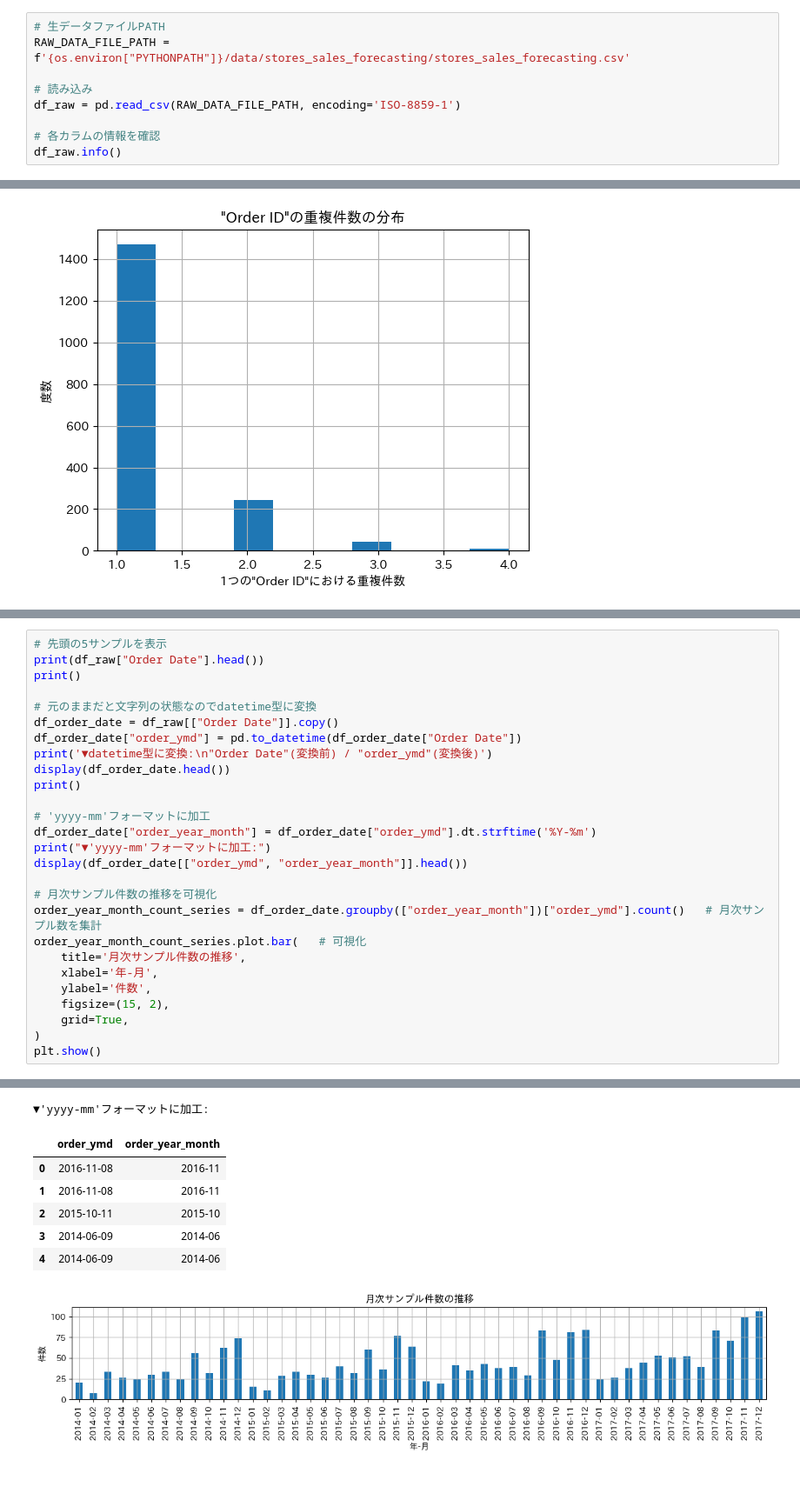
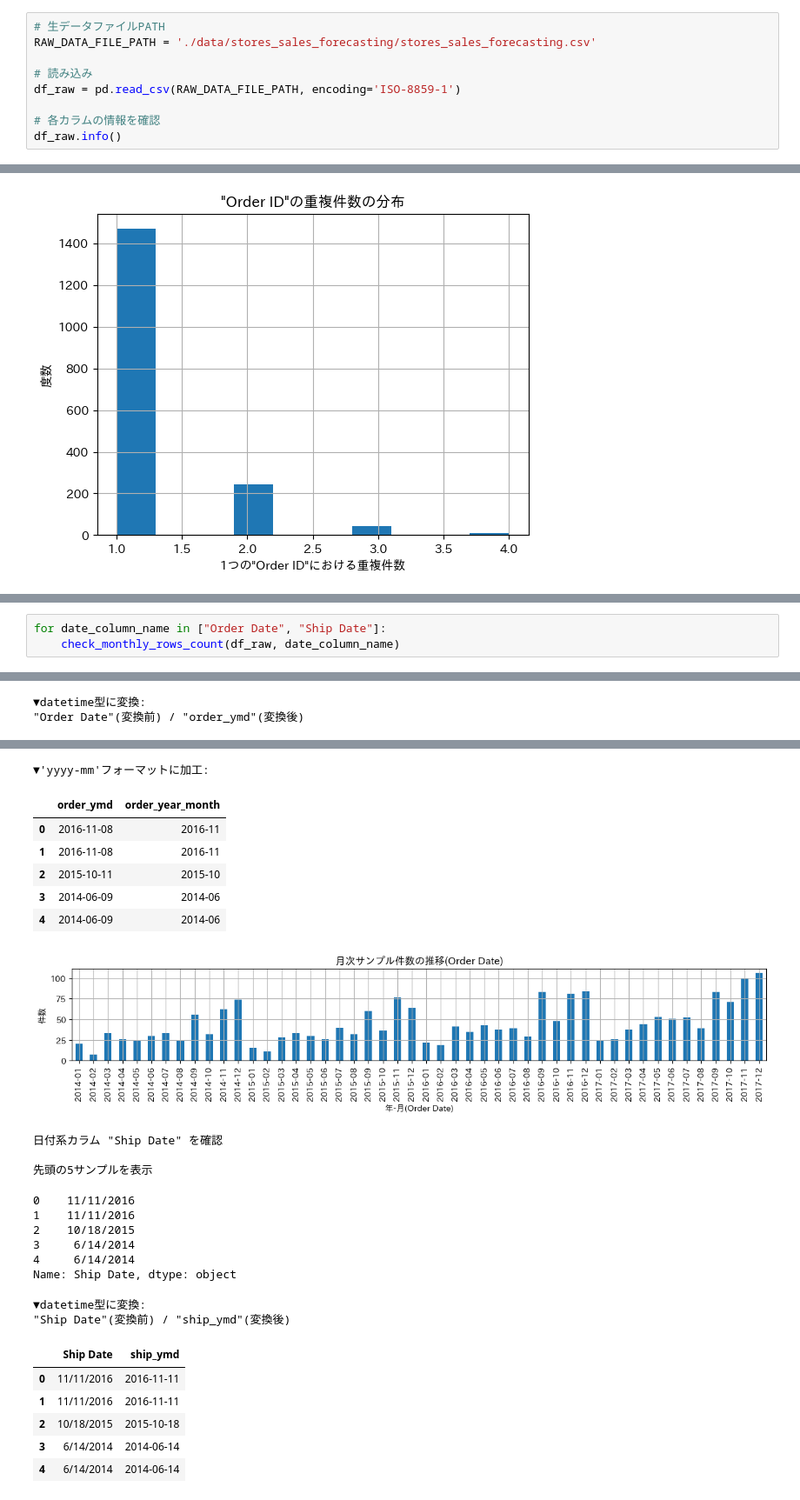
Before and after one commit to fujita-k-7y/portfolios, a Jupyter notebook: sales_dashboard/notebook/データ確認.ipynb, the cells around one changed output, grey strips where cells are left out. Shown at 87% size. Saved outputs shown, nothing was run; the diff lists cells and outputs as text.

```diff
--- a/sales_dashboard/notebook/データ確認.ipynb
+++ b/sales_dashboard/notebook/データ確認.ipynb
@@ -28,7 +27,7 @@ D:\git_workspaces\portfolios\work1\sales_dashboard
 - 英語圏で作成されたファイルによく採用されている `ISO-8859-1` に設定
 # %%
 # 生データファイルPATH
-RAW_DATA_FILE_PATH = f'{os.environ["PYTHONPATH"]}/data/stores_sales_forecasting/stores_sales_forecasting.csv'
+RAW_DATA_FILE_PATH = './data/stores_sales_forecasting/stores_sales_forecasting.csv'
 
 # 読み込み
 df_raw = pd.read_csv(RAW_DATA_FILE_PATH, encoding='ISO-8859-1')
@@ -145,28 +226,4 @@ Name: Order ID, dtype: object
 # %%
-# 先頭の5サンプルを表示
-print(df_raw["Order Date"].head())
-print()
-
-# 元のままだと文字列の状態なのでdatetime型に変換
-df_order_date = df_raw[["Order Date"]].copy()
-df_order_date["order_ymd"] = pd.to_datetime(df_order_date["Order Date"])
-print('▼datetime型に変換:\n"Order Date"(変換前) / "order_ymd"(変換後)')
-display(df_order_date.head())
-print()
-
-# 'yyyy-mm'フォーマットに加工
-df_order_date["order_year_month"] = df_order_date["order_ymd"].dt.strftime('%Y-%m')
-print("▼'yyyy-mm'フォーマットに加工:")
-display(df_order_date[["order_ymd", "order_year_month"]].head())
-
-# 月次サンプル件数の推移を可視化
-order_year_month_count_series = df_order_date.groupby(["order_year_month"])["order_ymd"].count()   # 月次サンプル数を集計
-order_year_month_count_series.plot.bar(   # 可視化
-    title='月次サンプル件数の推移',
-    xlabel='年-月',
-    ylabel='件数',
-    figsize=(15, 2),
-    grid=True,
-)
-plt.show()
+for date_column_name in ["Order Date", "Ship Date"]:
+    check_monthly_rows_count(df_raw, date_column_name)
 # %% [output]
@@ -182,14 +239,33 @@ Name: Order Date, dtype: object
+▼datetime型に変換:
+"Order Date"(変換前) / "order_ymd"(変換後)
 |  | Order Date | order_ymd |
 | 0 | 11/8/2016 | 2016-11-08 |
 | 1 | 11/8/2016 | 2016-11-08 |
 | 2 | 10/11/2015 | 2015-10-11 |
 | 3 | 6/9/2014 | 2014-06-09 |
 | 4 | 6/9/2014 | 2014-06-09 |
-▼'yyyy-mm'フォーマットに加工:
+▼'yyyy-mm'フォーマットに加工:
 |  | order_ymd | order_year_month |
 | 0 | 2016-11-08 | 2016-11 |
 | 1 | 2016-11-08 | 2016-11 |
 | 2 | 2015-10-11 | 2015-10 |
 | 3 | 2014-06-09 | 2014-06 |
 | 4 | 2014-06-09 | 2014-06 |
-[figure, old version]
+[figure, new version]
+日付系カラム "Ship Date" を確認
+
+先頭の5サンプルを表示
+0    11/11/2016
+1    11/11/2016
+2    10/18/2015
+3     6/14/2014
+4     6/14/2014
+Name: Ship Date, dtype: object
+▼datetime型に変換:
+"Ship Date"(変換前) / "ship_ymd"(変換後)
+|  | Ship Date | ship_ymd |
+| 0 | 11/11/2016 | 2016-11-11 |
+| 1 | 11/11/2016 | 2016-11-11 |
+| 2 | 10/18/2015 | 2015-10-18 |
+| 3 | 6/14/2014 | 2014-06-14 |
+| 4 | 6/14/2014 | 2014-06-14 |
```
Also changed, not shown: parts of 46 cells of this notebook.
